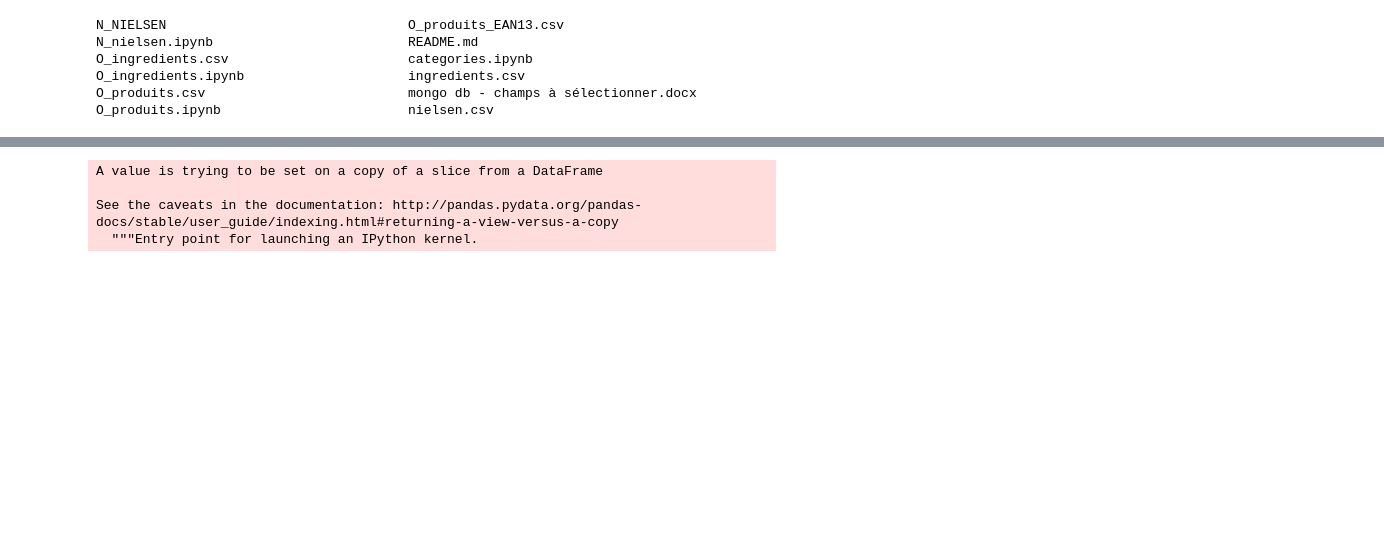
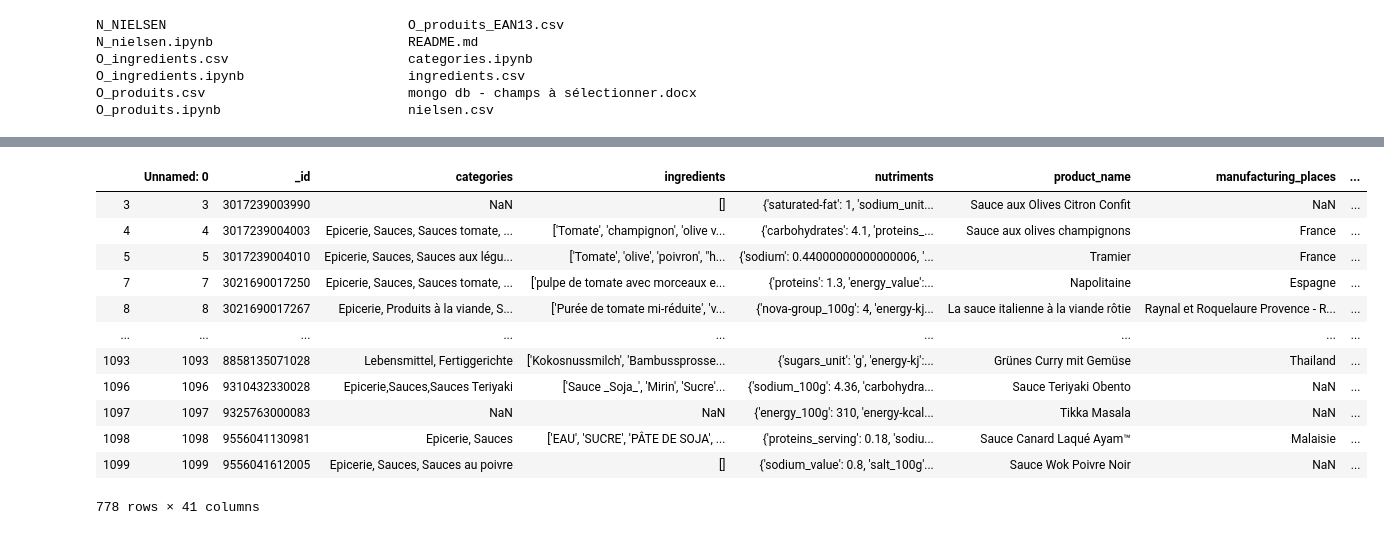
Before and after one commit to alex-toy/italians_do_it_better, a Jupyter notebook: categories.ipynb, the cells around one changed output, grey strips where cells are left out. Drawn from its saved outputs; the diff is of its cells as text; code cells hidden in the pictures; blank space fills up the shorter version.

Commit message:
continued on categories and subcategories

```diff
--- a/categories.ipynb
+++ b/categories.ipynb
@@ -21,0 +150,4 @@ df["CATEGORY"] = "test"
+# %%
+is_pesto_calabrese = df['product_name'].str.contains('pesto calabrese', regex=True, flags=re.IGNORECASE)
+df.loc[:, 'SUB_CATEGORY'][is_pesto_calabrese] = 'PESTO_CALABRESE'
+df.loc[:, 'CATEGORY'][is_pesto_calabrese] = 'PESTI'
@@ -21,0 +163,4 @@ df["CATEGORY"] = "test"
+# %%
+is_pesto_citron = df['product_name'].str.contains('pesto citron', regex=True, flags=re.IGNORECASE)
+df.loc[:, 'SUB_CATEGORY'][is_pesto_citron] = 'PESTO_CITRON'
+df.loc[:, 'CATEGORY'][is_pesto_citron] = 'PESTI'
@@ -21,0 +176,4 @@ df["CATEGORY"] = "test"
+# %%
+is_carbonara = df['product_name'].str.contains('carbonara', regex=True, flags=re.IGNORECASE)
+df.loc[:, 'SUB_CATEGORY'][is_carbonara] = 'CARBONARA'
+df.loc[:, 'CATEGORY'][is_carbonara] = 'FROMAGE'
@@ -21,0 +191,4 @@ df["CATEGORY"] = "test"
+# %%
+is_fromages = df['ingredients_text'].str.contains('ricotta|parmigiano', regex=True, flags=re.IGNORECASE)
+df.loc[:, 'SUB_CATEGORY'][is_fromages] = 'FROMAGES'
+df.loc[:, 'CATEGORY'][is_fromages] = 'FROMAGE'
@@ -22,2 +204,16 @@ df["CATEGORY"] = "test"
 # %%
-df["SUB_CATEGORY"] = "test"
+df[df['SUB_CATEGORY'] == 'test']
+# %% [output]
+|  | Unnamed: 0 | _id | categories | ingredients | nutriments | product_name | manufacturing_places | ... |
+| 3 | 3 | 3017239003990 | NaN | [] | {'saturated-fat': 1, 'sodium_unit... | Sauce aux Olives Citron Confit | NaN | ... |
+| 4 | 4 | 3017239004003 | Epicerie, Sauces, Sauces tomate, ... | ['Tomate', 'champignon', 'olive v... | {'carbohydrates': 4.1, 'proteins_... | Sauce aux olives champignons | France | ... |
+| 5 | 5 | 3017239004010 | Epicerie, Sauces, Sauces aux légu... | ['Tomate', 'olive', 'poivron', "h... | {'sodium': 0.44000000000000006, '... | Tramier | France | ... |
+| 7 | 7 | 3021690017250 | Epicerie, Sauces, Sauces tomate, ... | ['pulpe de tomate avec morceaux e... | {'proteins': 1.3, 'energy_value':... | Napolitaine | Espagne | ... |
+| 8 | 8 | 3021690017267 | Epicerie, Produits à la viande, S... | ['Purée de tomate mi-réduite', 'v... | {'nova-group_100g': 4, 'energy-kj... | La sauce italienne à la viande rôtie | Raynal et Roquelaure Provence - R... | ... |
+| ... | ... | ... | ... | ... | ... | ... | ... | ... |
+| 1093 | 1093 | 8858135071028 | Lebensmittel, Fertiggerichte | ['Kokosnussmilch', 'Bambussprosse... | {'sugars_unit': 'g', 'energy-kj':... | Grünes Curry mit Gemüse | Thailand | ... |
+| 1096 | 1096 | 9310432330028 | Epicerie,Sauces,Sauces Teriyaki | ['Sauce _Soja_', 'Mirin', 'Sucre'... | {'sodium_100g': 4.36, 'carbohydra... | Sauce Teriyaki Obento | NaN | ... |
+| 1097 | 1097 | 9325763000083 | NaN | NaN | {'energy_100g': 310, 'energy-kcal... | Tikka Masala | NaN | ... |
+| 1098 | 1098 | 9556041130981 | Epicerie, Sauces | ['EAU', 'SUCRE', 'PÂTE DE SOJA', ... | {'proteins_serving': 0.18, 'sodiu... | Sauce Canard Laqué Ayam™ | Malaisie | ... |
+| 1099 | 1099 | 9556041612005 | Epicerie, Sauces, Sauces au poivre | [] | {'sodium_value': 0.8, 'salt_100g'... | Sauce Wok Poivre Noir | NaN | ... |
+778 rows × 41 columns
@@ -30,7 +219,0 @@ contains_tomate = df['ingredients_text'].str.contains('Tomate', regex=True, flag
-# %%
-df.loc[:, 'CATEGORY'][contains_tomate] = 'TOMATES'
-# %% [output]
-A value is trying to be set on a copy of a slice from a DataFrame
-
-See the caveats in the documentation: http://pandas.pydata.org/pandas-docs/stable/user_guide/indexing.html#returning-a-view-versus-a-copy
-  """Entry point for launching an IPython kernel.
```
Also changed, not shown: parts of 23 cells of this notebook.
